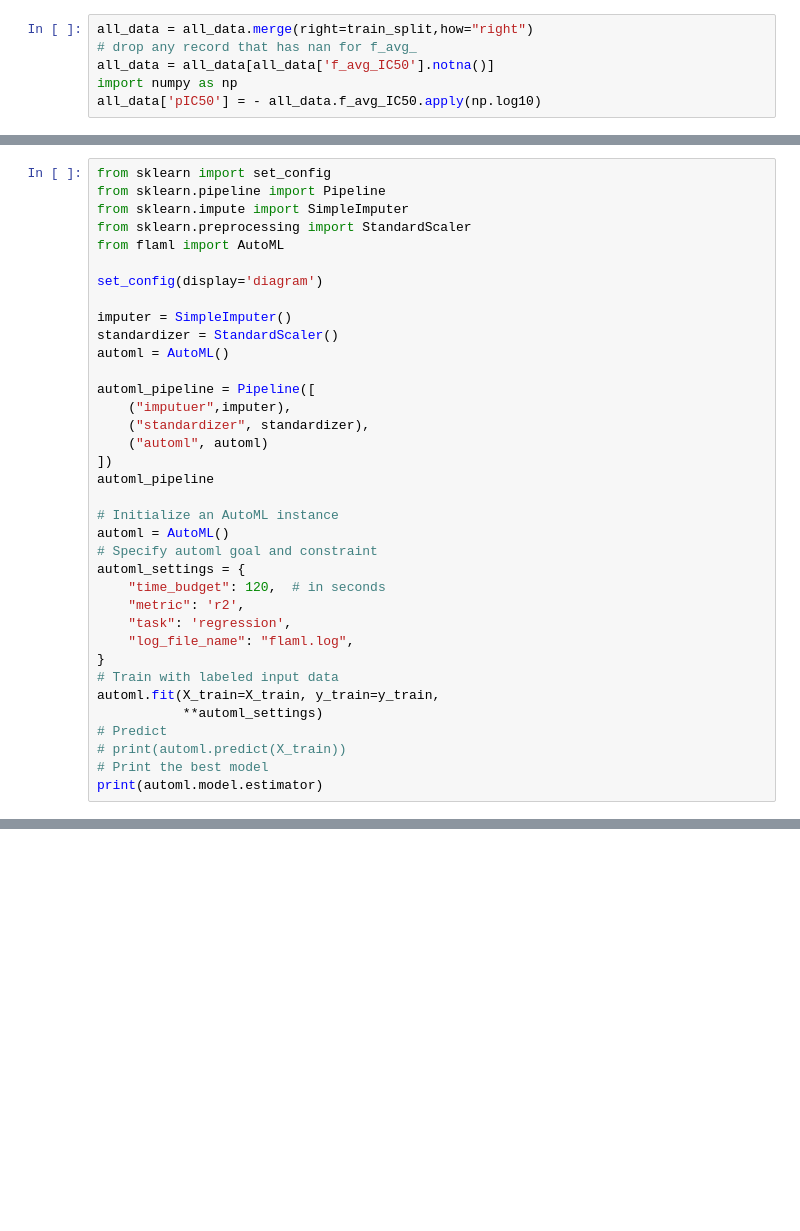
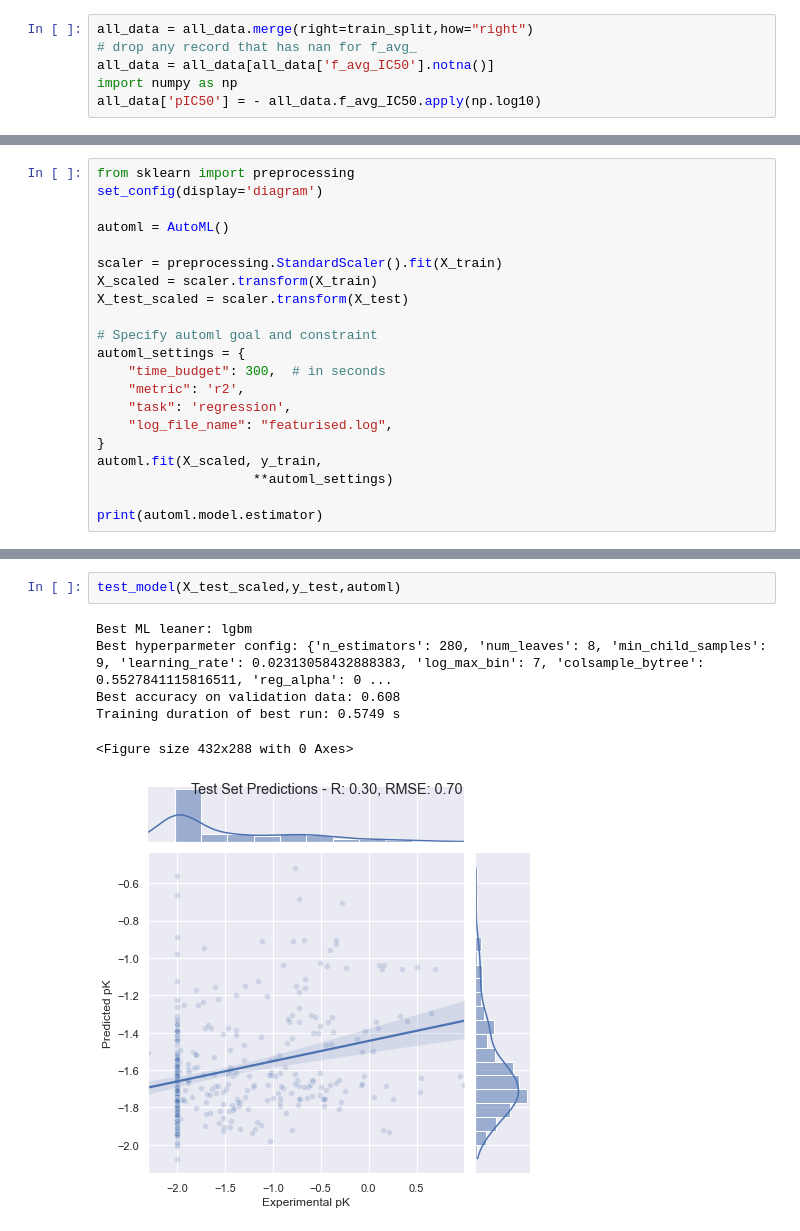
Before and after one commit to ian-mcfarlane/Data-Science-Binding-Affinity, a Jupyter notebook: ml_models.ipynb, the cells around one changed output, grey strips where cells are left out. Cells and saved outputs as stored; diff of their text form; blank space fills up the shorter version.

```diff
--- a/ml_models.ipynb
+++ b/ml_models.ipynb
@@ -107,37 +179,22 @@ X_train.max()
 # %%
-from sklearn import set_config
-from sklearn.pipeline import Pipeline
-from sklearn.impute import SimpleImputer
-from sklearn.preprocessing import StandardScaler
-from flaml import AutoML
-
+from sklearn import preprocessing
 set_config(display='diagram')
 
-imputer = SimpleImputer()
-standardizer = StandardScaler()
 automl = AutoML()
 
-automl_pipeline = Pipeline([
-    ("imputuer",imputer),
-    ("standardizer", standardizer),
-    ("automl", automl)
-])
-automl_pipeline
+scaler = preprocessing.StandardScaler().fit(X_train)
+X_scaled = scaler.transform(X_train)
+X_test_scaled = scaler.transform(X_test)
 
-# Initialize an AutoML instance
-automl = AutoML()
 # Specify automl goal and constraint
 automl_settings = {
-    "time_budget": 120,  # in seconds
+    "time_budget": 300,  # in seconds
     "metric": 'r2',
     "task": 'regression',
-    "log_file_name": "flaml.log",
+    "log_file_name": "featurised.log",
 }
-# Train with labeled input data
-automl.fit(X_train=X_train, y_train=y_train,
-           **automl_settings)
-# Predict
-# print(automl.predict(X_train))
-# Print the best model
+automl.fit(X_scaled, y_train,
+                    **automl_settings)
+
 print(automl.model.estimator)
 # %% [output]
@@ -150,0 +223,9 @@ ValueError: Input contains NaN, infinity or a value too large for dtype('float64
+# %%
+test_model(X_test_scaled,y_test,automl)
+# %% [output]
+Best ML leaner: lgbm
+Best hyperparmeter config: {'n_estimators': 280, 'num_leaves': 8, 'min_child_samples': 9, 'learning_rate': 0.02313058432888383, 'log_max_bin': 7, 'colsample_bytree': 0.5527841115816511, 'reg_alpha': 0 ...
+Best accuracy on validation data: 0.608
+Training duration of best run: 0.5749 s
+<Figure size 432x288 with 0 Axes>
+[figure, added]
```
Also changed, not shown: parts of 18 cells of this notebook, 1 other file.
